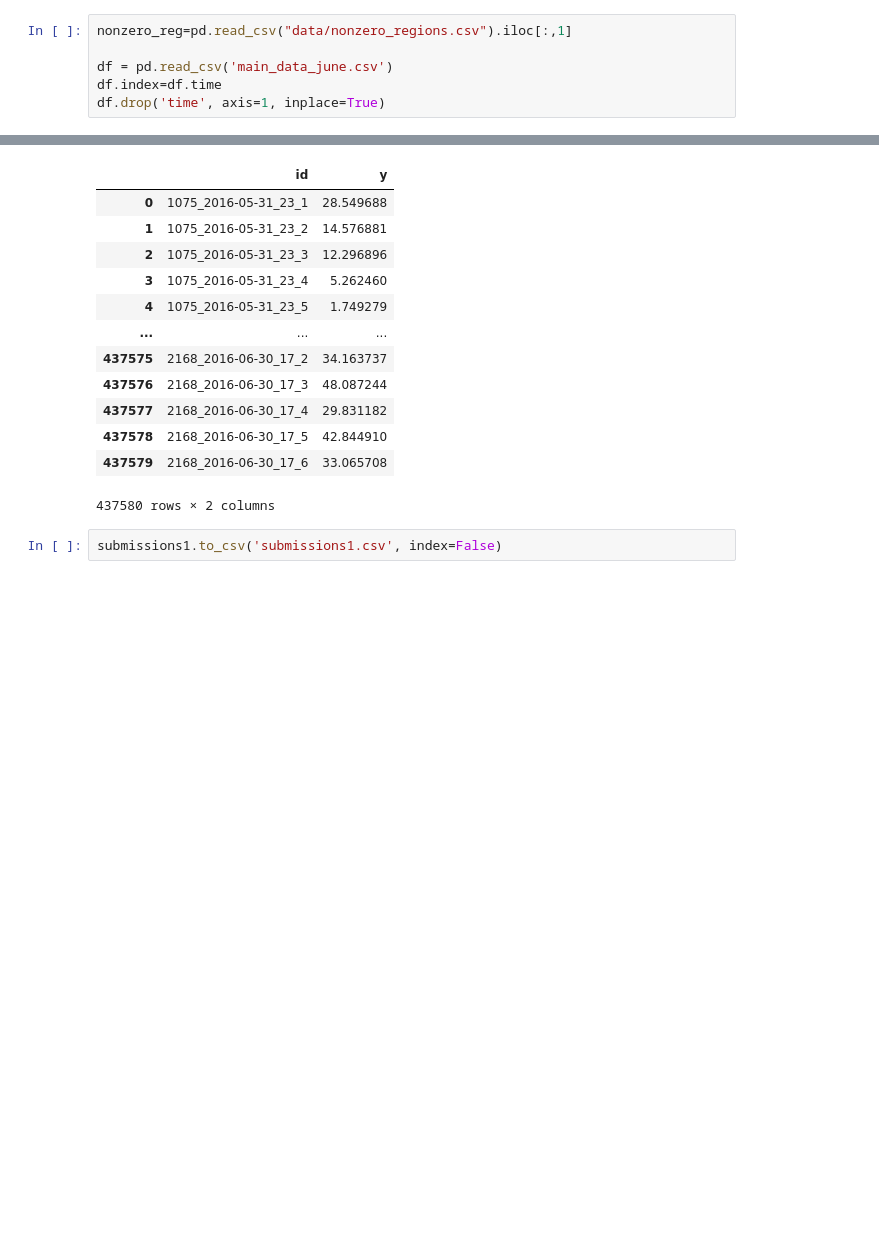
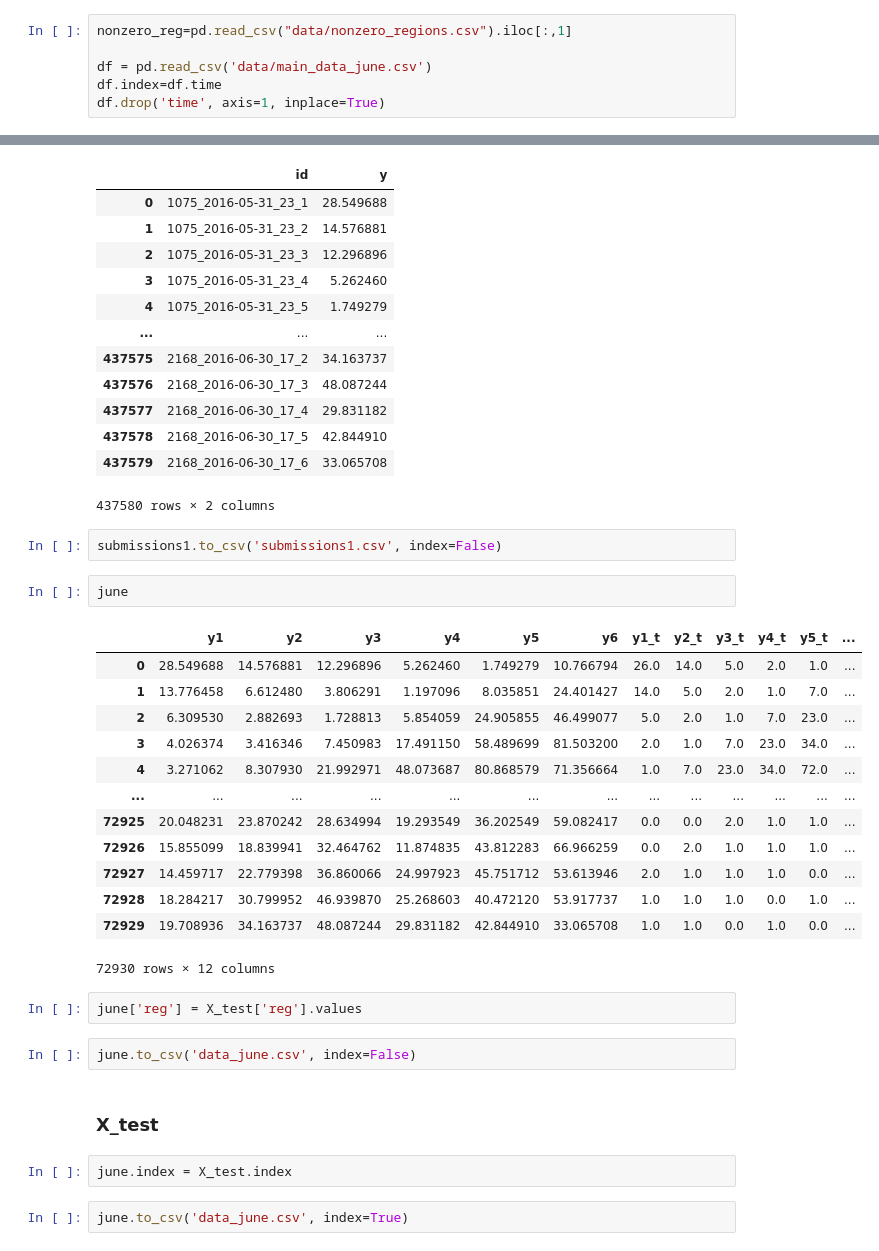
Before and after one commit to alexbarrow/NYC_taxi_trip_prediction, a Jupyter notebook: taxi_prediction_5.ipynb, the cells around one changed output, grey strips where cells are left out. Cells and saved outputs as stored; diff of their text form; blank space fills up the shorter version.

```diff
--- a/taxi_prediction_5.ipynb
+++ b/taxi_prediction_5.ipynb
@@ -24,7 +24,7 @@ from hyperopt import fmin, tpe, STATUS_OK, Trials
 # %%
 nonzero_reg=pd.read_csv("data/nonzero_regions.csv").iloc[:,1]
 
-df = pd.read_csv('main_data_june.csv')
+df = pd.read_csv('data/main_data_june.csv')
 df.index=df.time
 df.drop('time', axis=1, inplace=True)
 # %%
@@ -322,3 +324,29 @@ submissions1
 437580 rows × 2 columns
 # %%
 submissions1.to_csv('submissions1.csv', index=False)
+# %%
+june
+# %% [output]
+|  | y1 | y2 | y3 | y4 | y5 | y6 | y1_t | y2_t | y3_t | y4_t | y5_t | ... |
+| 0 | 28.549688 | 14.576881 | 12.296896 | 5.262460 | 1.749279 | 10.766794 | 26.0 | 14.0 | 5.0 | 2.0 | 1.0 | ... |
+| 1 | 13.776458 | 6.612480 | 3.806291 | 1.197096 | 8.035851 | 24.401427 | 14.0 | 5.0 | 2.0 | 1.0 | 7.0 | ... |
+| 2 | 6.309530 | 2.882693 | 1.728813 | 5.854059 | 24.905855 | 46.499077 | 5.0 | 2.0 | 1.0 | 7.0 | 23.0 | ... |
+| 3 | 4.026374 | 3.416346 | 7.450983 | 17.491150 | 58.489699 | 81.503200 | 2.0 | 1.0 | 7.0 | 23.0 | 34.0 | ... |
+| 4 | 3.271062 | 8.307930 | 21.992971 | 48.073687 | 80.868579 | 71.356664 | 1.0 | 7.0 | 23.0 | 34.0 | 72.0 | ... |
+| ... | ... | ... | ... | ... | ... | ... | ... | ... | ... | ... | ... | ... |
+| 72925 | 20.048231 | 23.870242 | 28.634994 | 19.293549 | 36.202549 | 59.082417 | 0.0 | 0.0 | 2.0 | 1.0 | 1.0 | ... |
+| 72926 | 15.855099 | 18.839941 | 32.464762 | 11.874835 | 43.812283 | 66.966259 | 0.0 | 2.0 | 1.0 | 1.0 | 1.0 | ... |
+| 72927 | 14.459717 | 22.779398 | 36.860066 | 24.997923 | 45.751712 | 53.613946 | 2.0 | 1.0 | 1.0 | 1.0 | 0.0 | ... |
+| 72928 | 18.284217 | 30.799952 | 46.939870 | 25.268603 | 40.472120 | 53.917737 | 1.0 | 1.0 | 1.0 | 0.0 | 1.0 | ... |
+| 72929 | 19.708936 | 34.163737 | 48.087244 | 29.831182 | 42.844910 | 33.065708 | 1.0 | 1.0 | 0.0 | 1.0 | 0.0 | ... |
+72930 rows × 12 columns
+# %%
+june['reg'] = X_test['reg'].values
+# %%
+june.to_csv('data_june.csv', index=False)
+# %% [markdown]
+### X_test
+# %%
+june.index = X_test.index
+# %%
+june.to_csv('data_june.csv', index=True)
```
Also changed, not shown: parts of 2 cells of this notebook, 3 other files.
